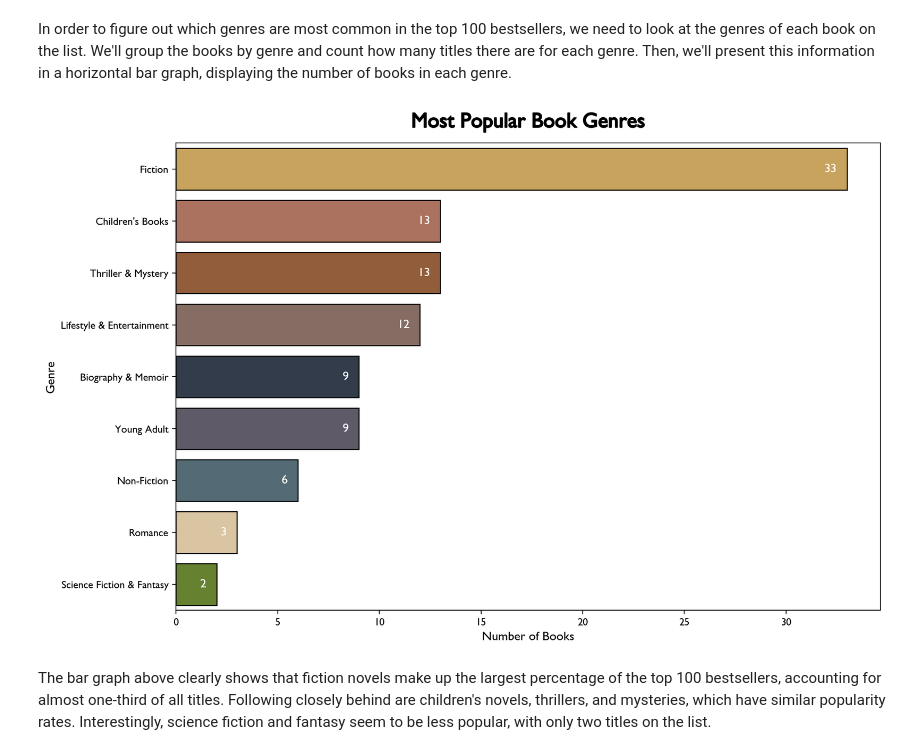
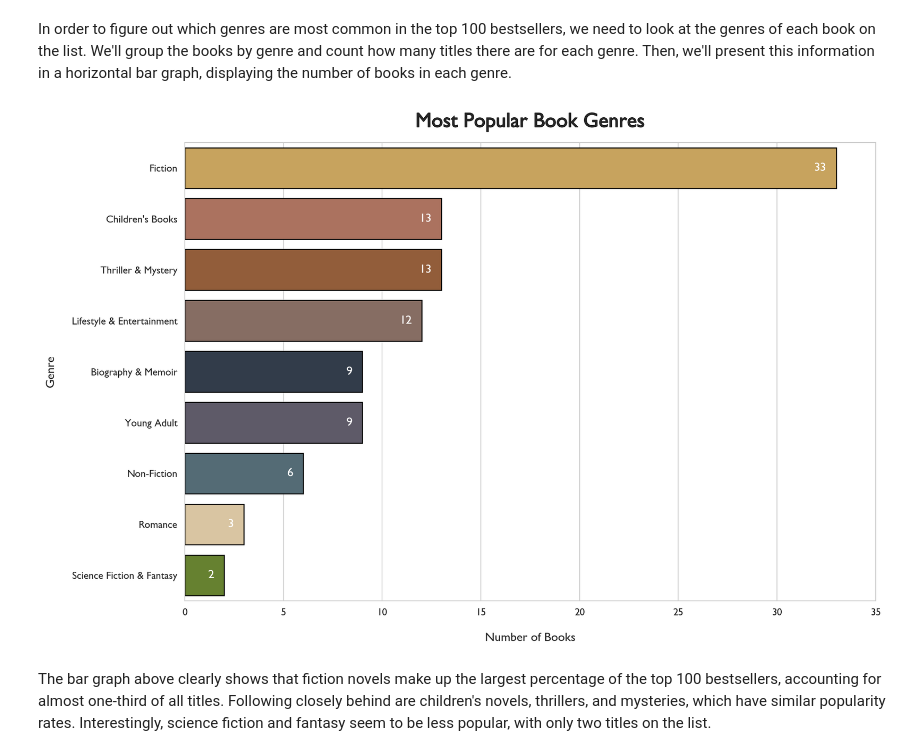
Before and after one commit to shayb319/best_selling_books, a Jupyter notebook: best_selling_books.ipynb, the cells around one changed output. Saved outputs shown, nothing was run; the diff lists cells and outputs as text; code cells hidden in the pictures.

```diff
--- a/best_selling_books.ipynb
+++ b/best_selling_books.ipynb
@@ -48,9 +48,12 @@ from adjustText import adjust_text
 ### Global Settings & Styling
 # %%
 # Set global font, DPI, and Seaborn style
+sns.set_style('whitegrid')
+plt.rcParams['grid.alpha'] = 0.7
+plt.rcParams['grid.linewidth'] = 0.5
 plt.rcParams['font.family'] = 'Gill Sans'
+plt.rcParams['figure.figsize'] = (12, 8)
 plt.rcParams['figure.dpi'] = 200
-sns.set_style("whitegrid")
 # %% [markdown]
 ### Helper Functions
 # %%
@@ -436,54 +463,51 @@ Now that we have cleaned and prepped our book dataset, we can start answering ou
 # %% [markdown]
 In order to figure out which genres are most common in the top 100 bestsellers, we need to look at the genres of each book on the list. We'll group the books by genre and count how many titles there are for each genre. Then, we'll present this information in a horizontal bar graph, displaying the number of books in each genre.
 # %%
-# Set figure size and resolution
-plt.figure(figsize=(12, 8), dpi=200)
-
 # Sort genres by number of books
 gen_book_sorted = genre_data.sort_values(
     by='num_books', ascending=False
 )
 
 # Assign each genre a color
 genre_palette = dict(
     zip(genre_data['general_genre'], genre_data['color'])
 )
 
 # Plot a horizontal bar graph of genres
 genre_bar = sns.barplot(
     data=gen_book_sorted,
     x='num_books',
     y='general_genre',
     hue='general_genre',
     palette=genre_palette,
     edgecolor='black',
 )
 
+# Apply style to graph using helper function
+style_graph(
+    ax=genre_bar,
+    title='Most Popular Book Genres',
+    xlabel='Number of Books',
+    ylabel='Genre',
+)
+
+# Set axis to go from 0 to 35
+genre_bar.set_xlim(0, 35)
+
 # Annotate each bar
 for p in genre_bar.patches:
     genre_bar.annotate(
         f'{p.get_width():.0f}',
         (p.get_width() - 0.5, p.get_y() + p.get_height() / 2),
         ha='right',
         va='center',
         fontsize=12,
         color='white',
     )
 
-# Set titles and axis labels
-title = genre_bar.set_title(
-    'Most Popular Book Genres', fontsize=20, fontweight='bold', pad=15
-)
-title.set_path_effects(
-    [path_effects.withStroke(linewidth=1, foreground='black')]
-)
-genre_bar.set_xlabel('Number of Books', fontsize=12)
-genre_bar.set_ylabel('Genre', fontsize=12)
-
-
 plt.show()
 # %% [output]
-[figure, old version]
+[figure, new version]
 # %% [markdown]
 The bar graph above clearly shows that fiction novels make up the largest percentage of the top 100 bestsellers, accounting for almost one-third of all titles. Following closely behind are children's novels, thrillers, and mysteries, which have similar popularity rates. Interestingly, science fiction and fantasy seem to be less popular, with only two titles on the list.
 # %% [markdown]
```
Also changed, not shown: parts of 14 cells of this notebook.
